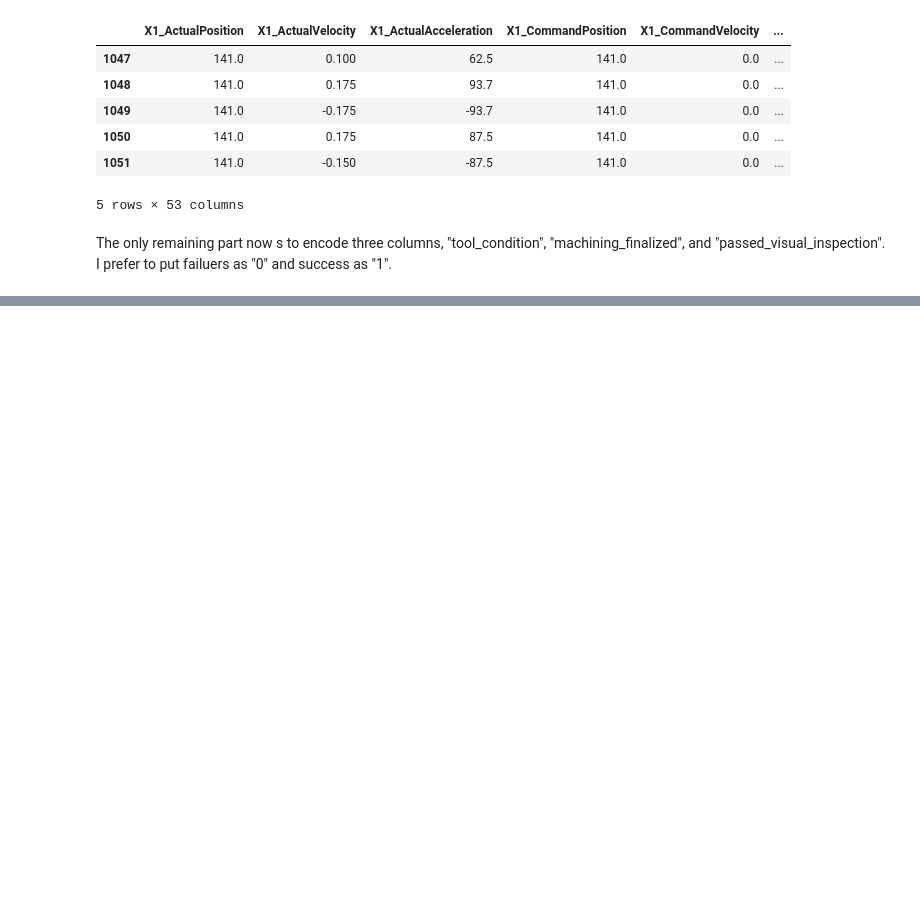
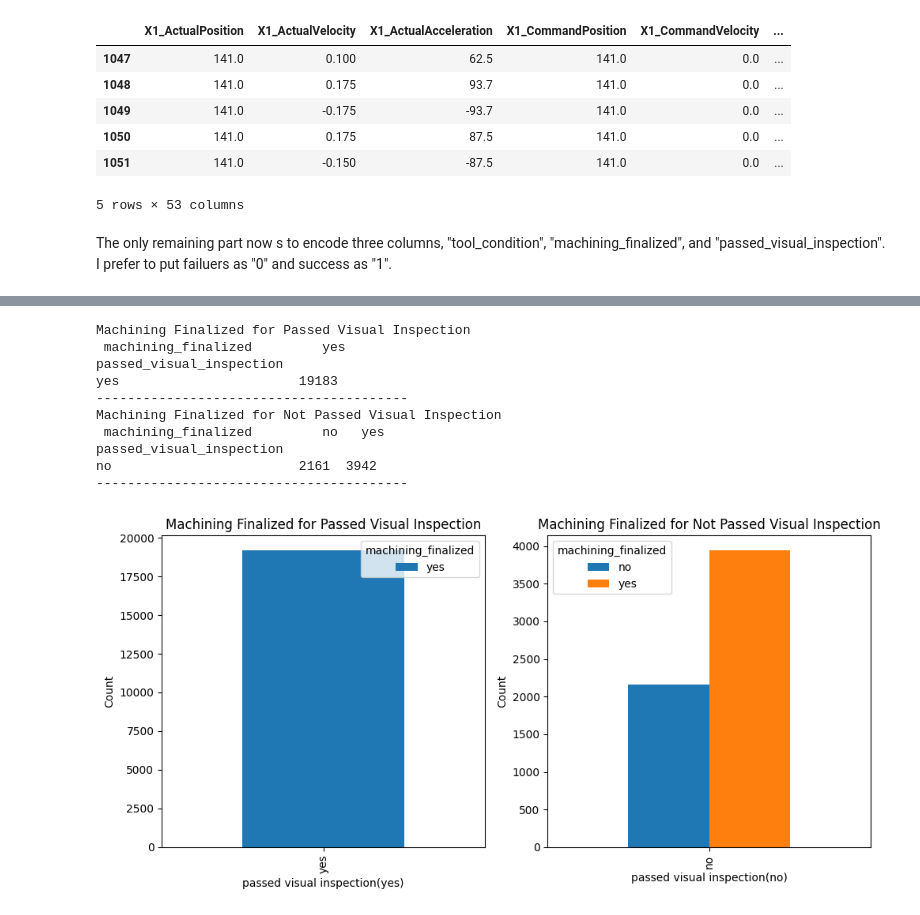
Before and after one commit to fereshteh-bahadory/CNC-Tool-wear-detection, a Jupyter notebook: CNC_machin.ipynb, the cells around one changed output, grey strips where cells are left out. Drawn from its saved outputs; the diff is of its cells as text; code cells hidden in the pictures; blank space fills up the shorter version.

```diff
--- a/CNC_machin.ipynb
+++ b/CNC_machin.ipynb
@@ -224,0 +332,38 @@ for key in d:
+# %%
+passed_visual = merged_data[merged_data['passed_visual_inspection'] == 'yes']
+not_passed_visual = merged_data[merged_data['passed_visual_inspection'] == 'no']
+
+passed_visual_tabel = pd.crosstab(passed_visual['passed_visual_inspection'], passed_visual['machining_finalized'])
+not_passed_visual_tabel = pd.crosstab(not_passed_visual['passed_visual_inspection'], not_passed_visual['machining_finalized'])
+print("Machining Finalized for Passed Visual Inspection\n",passed_visual_tabel)
+print("----------------------------------------")
+print("Machining Finalized for Not Passed Visual Inspection\n",not_passed_visual_tabel)
+print("----------------------------------------\n")
+
+fig, axes = plt.subplots(1, 2, figsize=(10, 5))
+
+passed_visual_tabel.plot(kind='bar', ax=axes[0])
+axes[0].set_xlabel('passed visual inspection(yes)')
+axes[0].set_ylabel('Count')
+axes[0].set_title('Machining Finalized for Passed Visual Inspection')
+
+not_passed_visual_tabel.plot(kind='bar', ax=axes[1])
+axes[1].set_xlabel('passed visual inspection(no)')
+axes[1].set_ylabel('Count')
+axes[1].set_title('Machining Finalized for Not Passed Visual Inspection')
+
+plt.tight_layout()
+
+plt.show()
+# %% [output]
+Machining Finalized for Passed Visual Inspection
+ machining_finalized         yes
+passed_visual_inspection
+yes                       19183
+----------------------------------------
+Machining Finalized for Not Passed Visual Inspection
+ machining_finalized         no   yes
+passed_visual_inspection
+no                        2161  3942
+----------------------------------------
+[figure, added]
```
Also changed, not shown: parts of 8 cells of this notebook.
